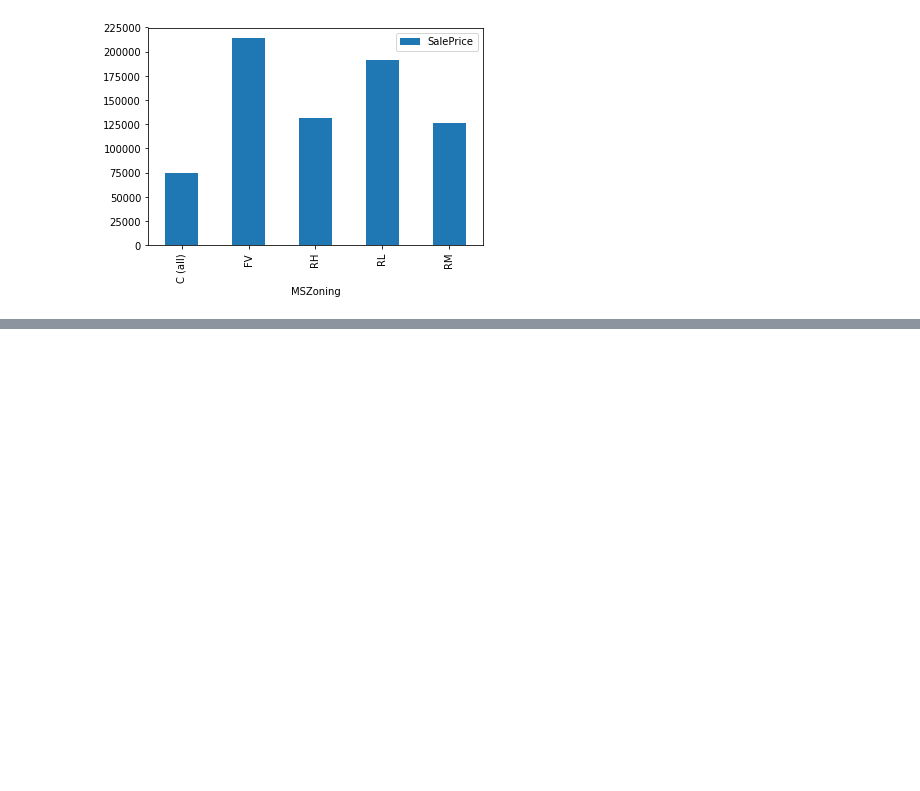
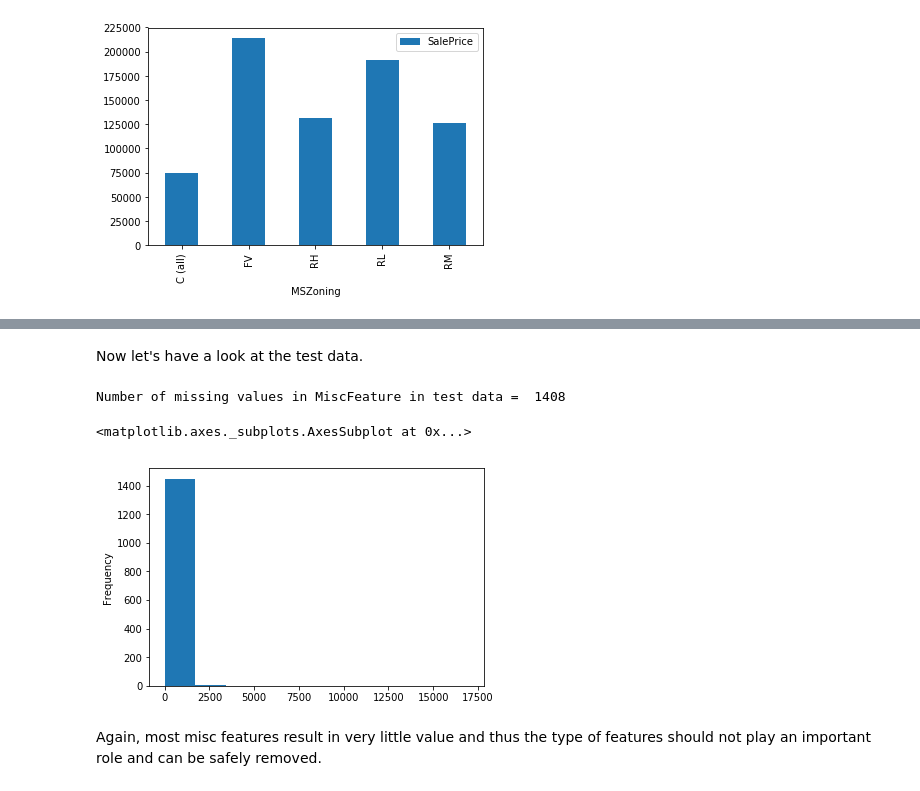
Before and after one commit to haianhle/ar-kaggle, a Jupyter notebook: house-prices/house-prices.ipynb, the cells around one changed output, grey strips where cells are left out. Drawn from its saved outputs; the diff is of its cells as text; code cells hidden in the pictures; blank space fills up the shorter version.

```diff
--- a/house-prices/house-prices.ipynb
+++ b/house-prices/house-prices.ipynb
@@ -32,8 +33,8 @@ data_df.head()
 | 4 | 5 | 60 | RL | 84.0 | 14260 | Pave | NaN | IR1 | Lvl | ... |
 5 rows × 81 columns
 # %%
-test_df = pd.read_csv('data/test.csv')
-test_df.head()
+test_data_df = pd.read_csv('data/test.csv')
+test_data_df.head()
 # %% [output]
 |  | Id | MSSubClass | MSZoning | LotFrontage | LotArea | Street | Alley | LotShape | LandContour | ... |
 | 0 | 1461 | 20 | RH | 80.0 | 11622 | Pave | NaN | Reg | Lvl | ... |
@@ -74,3 +77,6 @@ test_df.shape
+# %%
+train_df = data_df.copy()
+test_df = test_data_df.copy()
 # %% [markdown]
 ## 3- Build something quick and dirty as a baseline model
 # %%
@@ -557,0 +604,3 @@ data_df[['Utilities', 'SalePrice']].groupby(['Utilities']).mean().plot(kind='bar
+# %%
+test_df[(test_df['PoolArea'] != 0) & (test_df['PoolQC'].isnull())].loc[:, ['PoolQC']].fillna('Fa', inplace=True)
+test_df['PoolQC'].fillna('None', inplace=True)
@@ -557,0 +626,12 @@ data_df[['Utilities', 'SalePrice']].groupby(['Utilities']).mean().plot(kind='bar
+# %% [markdown]
+Now let's have a look at the test data.
+# %%
+print('Number of missing values in MiscFeature in test data = ', test_df['MiscFeature'].isnull().sum())
+
+test_df['MiscVal'].plot.hist()
+# %% [output]
+Number of missing values in MiscFeature in test data =  1408
+<matplotlib.axes._subplots.AxesSubplot at 0x...>
+[figure, added]
+# %% [markdown]
+Again, most misc features result in very little value and thus the type of features should not play an important role and can be safely removed.
```
Also changed, not shown: parts of 210 cells of this notebook, 2 other files.
